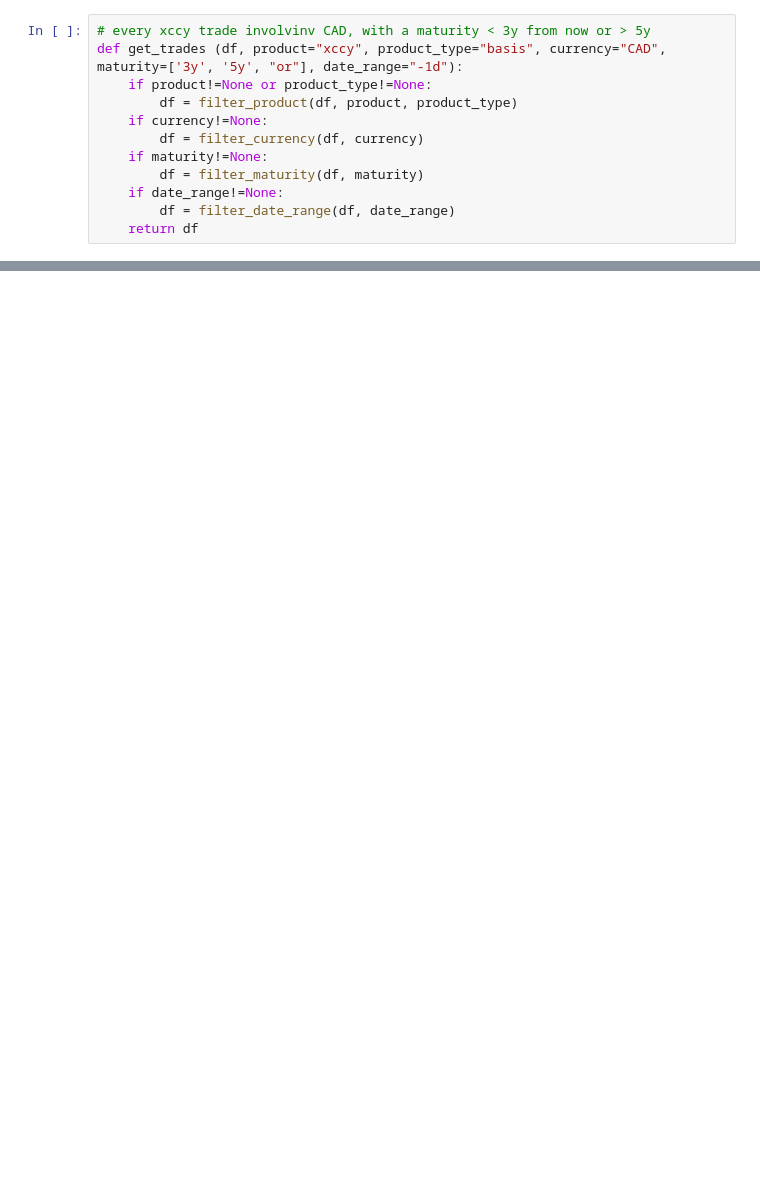
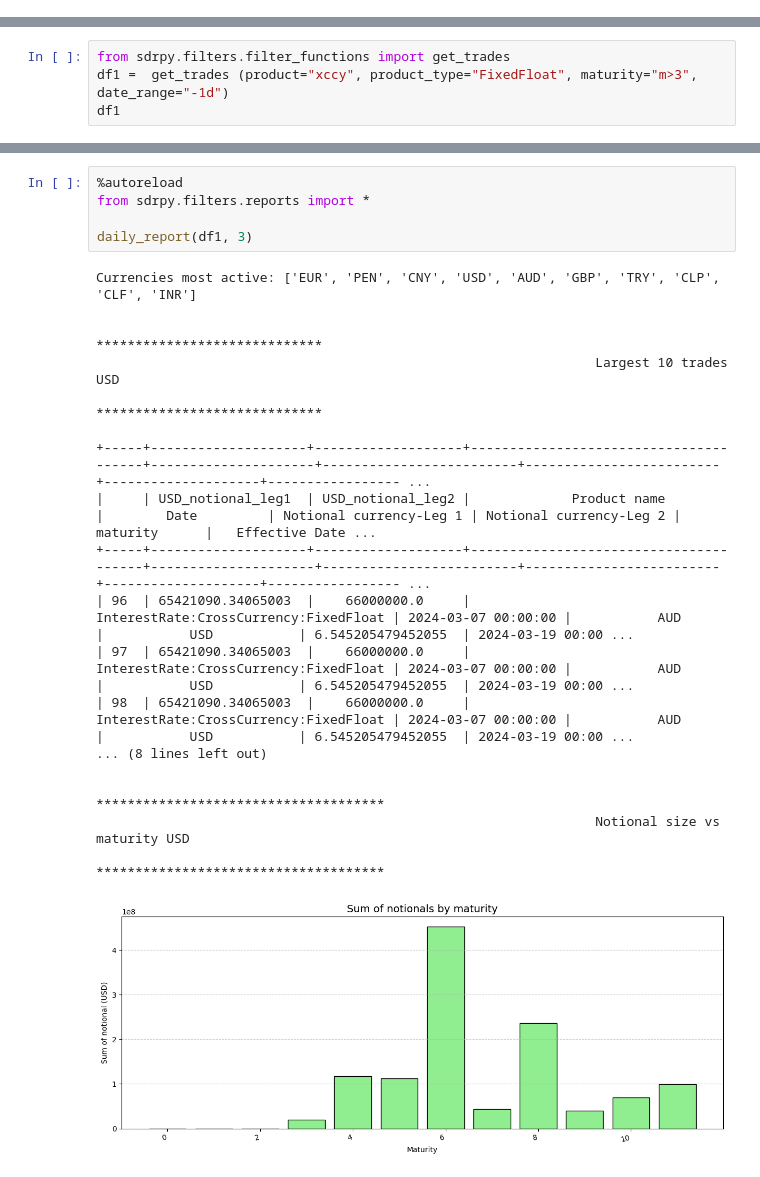
Before and after one commit to Mehedi24434/sdrpy, a Jupyter notebook: testq.ipynb, the cells around one changed output, grey strips where cells are left out. Saved outputs shown, nothing was run; the diff lists cells and outputs as text; blank space fills up the shorter version.

Commit message:
report functional

```diff
--- a/testq.ipynb
+++ b/testq.ipynb
@@ -35,12 +16,0 @@ list(df.columns)
-# %%
-# every xccy trade involvinv CAD, with a maturity < 3y from now or > 5y
-def get_trades (df, product="xccy", product_type="basis", currency="CAD", maturity=['3y', '5y', "or"], date_range="-1d"):
-    if product!=None or product_type!=None:
-        df = filter_product(df, product, product_type)
-    if currency!=None:
-        df = filter_currency(df, currency)
-    if maturity!=None:
-        df = filter_maturity(df, maturity)
-    if date_range!=None:
-        df = filter_date_range(df, date_range)
-    return df
@@ -131,0 +17,4 @@ filter_maturity(df, [])
+# %%
+from sdrpy.filters.filter_functions import get_trades
+df1 =  get_trades (product="xccy", product_type="FixedFloat", maturity="m>3", date_range="-1d")
+df1
@@ -131,0 +43,24 @@ filter_maturity(df, [])
+# %%
+%autoreload
+from sdrpy.filters.reports import *
+
+daily_report(df1, 3)
+# %% [output]
+Currencies most active: ['EUR', 'PEN', 'CNY', 'USD', 'AUD', 'GBP', 'TRY', 'CLP', 'CLF', 'INR']
+
+                                                            *****************************
+                                                                Largest 10 trades USD
+                                                            *****************************
+
++-----+--------------------+-------------------+---------------------------------------+---------------------+-------------------------+-------------------------+--------------------+----------------- ...
+|     | USD_notional_leg1  | USD_notional_leg2 |             Product name              |        Date         | Notional currency-Leg 1 | Notional currency-Leg 2 |      maturity      |   Effective Date ...
++-----+--------------------+-------------------+---------------------------------------+---------------------+-------------------------+-------------------------+--------------------+----------------- ...
+| 96  | 65421090.34065003  |    66000000.0     | InterestRate:CrossCurrency:FixedFloat | 2024-03-07 00:00:00 |           AUD           |           USD           | 6.545205479452055  | 2024-03-19 00:00 ...
+| 97  | 65421090.34065003  |    66000000.0     | InterestRate:CrossCurrency:FixedFloat | 2024-03-07 00:00:00 |           AUD           |           USD           | 6.545205479452055  | 2024-03-19 00:00 ...
+| 98  | 65421090.34065003  |    66000000.0     | InterestRate:CrossCurrency:FixedFloat | 2024-03-07 00:00:00 |           AUD           |           USD           | 6.545205479452055  | 2024-03-19 00:00 ...
+... (8 lines left out)
+
+                                                            *************************************
+                                                                Notional size vs maturity USD
+                                                            *************************************
+[figure, added]
```
Also changed, not shown: parts of 15 cells of this notebook, 2 other files.
